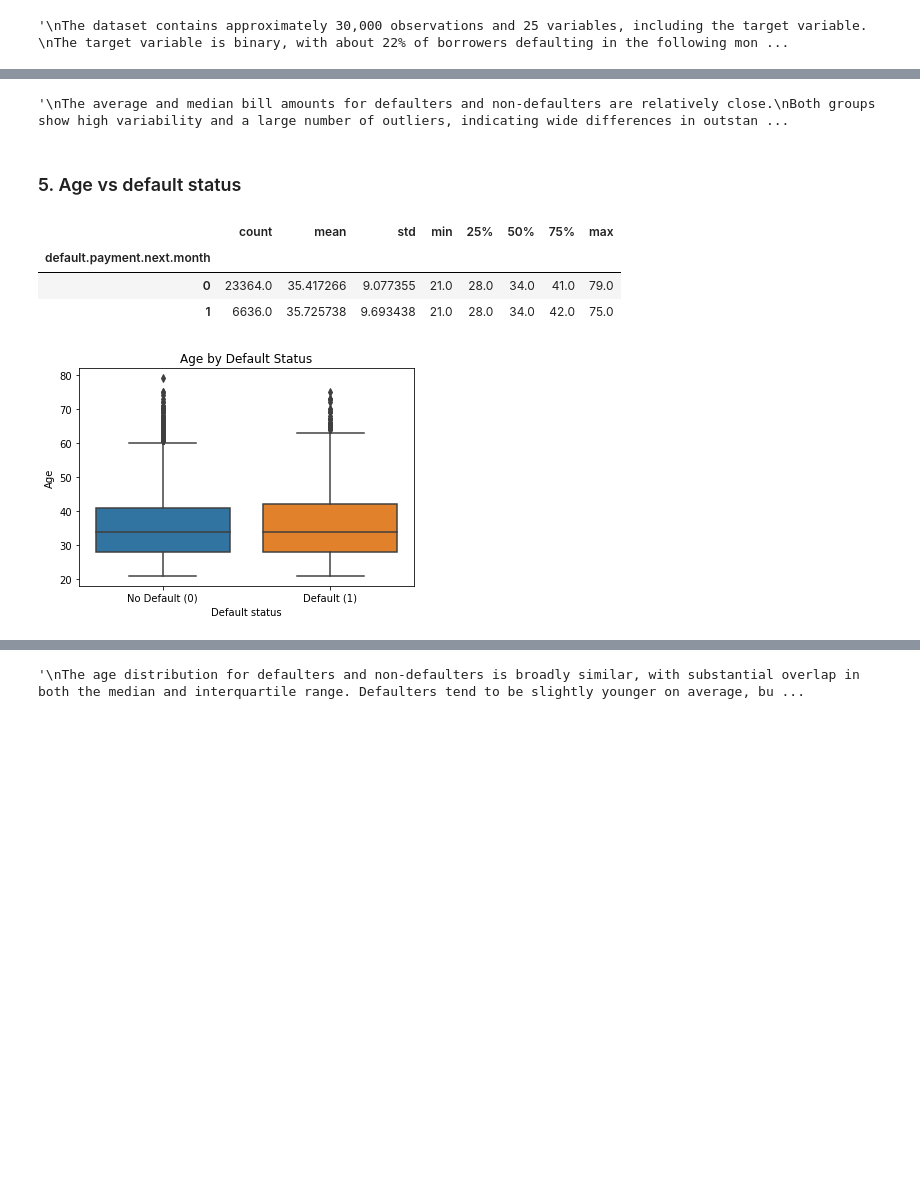
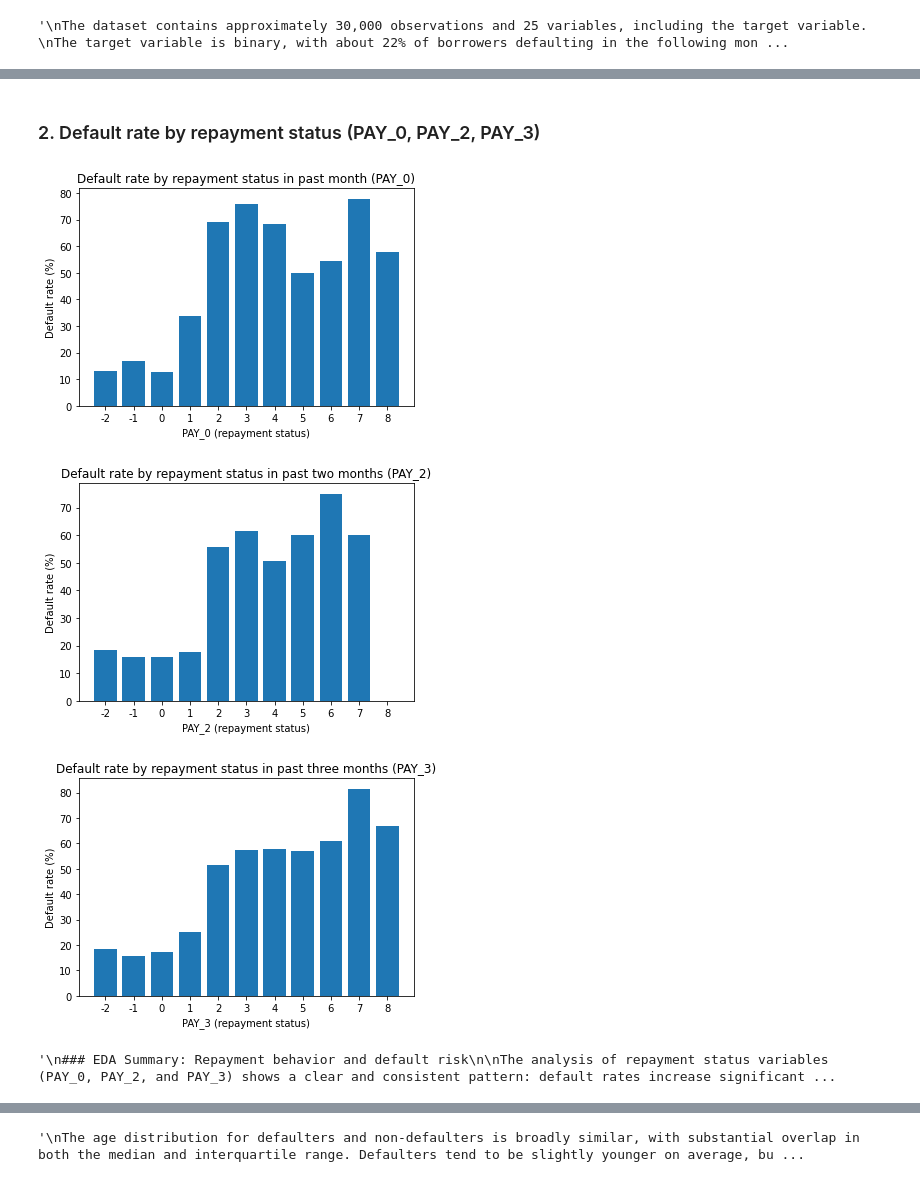
Before and after one commit to Aby-12/Credit-default-prediction-project, a Jupyter notebook: notebook.ipynb, the cells around one changed output, grey strips where cells are left out. Drawn from its saved outputs; the diff is of its cells as text; code cells hidden in the pictures; blank space fills up the shorter version.

Commit message:
Revamped EDA section, added visualizations and summaries for repayment behavior, credit limit, payment amounts, and borrower characteristics.

```diff
--- a/notebook.ipynb
+++ b/notebook.ipynb
@@ -271,34 +160,37 @@ plt.show()
-# %%
-"""
-The average and median bill amounts for defaulters and non-defaulters are relatively close.
-Both groups show high variability and a large number of outliers, indicating wide differences in outstanding balances.
-The boxplot shows substantial overlap between defaulters and non-defaulters, with no strong shift in the distribution similar to what we observed for repayment status.
-Although non-defaulters have slightly higher upper-range values, the overall separation between the two groups is weak.
-
-The summary statistics and boxplot indicate that bill amounts alone do not strongly distinguish defaulters from non-defaulters. While both groups exhibit wide variation and extreme outliers in outstanding balances, their median and interquartile ranges are largely overlapping. This suggests that bill amount, by itself, is a weaker predictor of default risk compared to recent repayment behavior, though it may still provide complementary information when combined with other features in the model.
-
-"""
-# %% [output]
-'\nThe average and median bill amounts for defaulters and non-defaulters are relatively close.\nBoth groups show high variability and a large number of outliers, indicating wide differences in outstan ...
-# %% [markdown]
-### 5. Age vs default status
-# %%
-df.groupby('default.payment.next.month')['AGE'].describe()
-# %% [output]
-|  | count | mean | std | min | 25% | 50% | 75% | max |
-| default.payment.next.month |  |  |  |  |  |  |  |  |
-| 0 | 23364.0 | 35.417266 | 9.077355 | 21.0 | 28.0 | 34.0 | 41.0 | 79.0 |
-| 1 | 6636.0 | 35.725738 | 9.693438 | 21.0 | 28.0 | 34.0 | 42.0 | 75.0 |
-# %%
-sns.boxplot(
-    x='default.payment.next.month',
-    y='AGE',
-    data=df
-)
-plt.xticks([0, 1], ['No Default (0)', 'Default (1)'])
-plt.title('Age by Default Status')
-plt.xlabel('Default status')
-plt.ylabel('Age')
-plt.show()
-# %% [output]
-[figure, removed]
+# %% [markdown]
+### 2. Default rate by repayment status (PAY_0, PAY_2, PAY_3)
+# %%
+import pandas as pd
+import matplotlib.pyplot as plt
+
+def plot_default_rate_by_pay_status(df, pay_col, target_col='default.payment.next.month', title=None):
+    # Compute default rate by category
+    rate = (df.groupby(pay_col)[target_col]
+              .mean()
+              .sort_index()) * 100
+
+    plt.figure()
+    plt.bar(rate.index.astype(str), rate.values)
+    plt.title(title or f"Default rate by {pay_col}")
+    plt.xlabel(f"{pay_col} (repayment status)")
+    plt.ylabel("Default rate (%)")
+    plt.xticks(rotation=0)
+    plt.show()
+
+# Plots
+plot_default_rate_by_pay_status(df, 'PAY_0', title="Default rate by repayment status in past month (PAY_0)")
+plot_default_rate_by_pay_status(df, 'PAY_2', title="Default rate by repayment status in past two months (PAY_2)")
+plot_default_rate_by_pay_status(df, 'PAY_3', title="Default rate by repayment status in past three months (PAY_3)")
+# %% [output]
+[figure, added]
+[figure, added]
+[figure, added]
+# %%
+### Results of repayment behavior and default risk
+"""
+The analysis of repayment status variables (PAY_0, PAY_2, and PAY_3) shows a clear and consistent pattern: default rates increase significantly as repayment delays become more severe. Borrowers who are current on payments exhibit low default rates, while those with recent payment delays show sharply higher probabilities of default.
+The effect is strongest for PAY_0, which captures the most recent repayment status. This indicates that recent delinquency is a powerful early warning signal of future default.
+This suggests that recent delinquency is a strong early warning signal of future default and reinforces the importance of repayment history in predicting credit risk.
+"""
+# %% [output]
+'\n### EDA Summary: Repayment behavior and default risk\n\nThe analysis of repayment status variables (PAY_0, PAY_2, and PAY_3) shows a clear and consistent pattern: default rates increase significant ...
```
Also changed, not shown: parts of 46 cells of this notebook.
